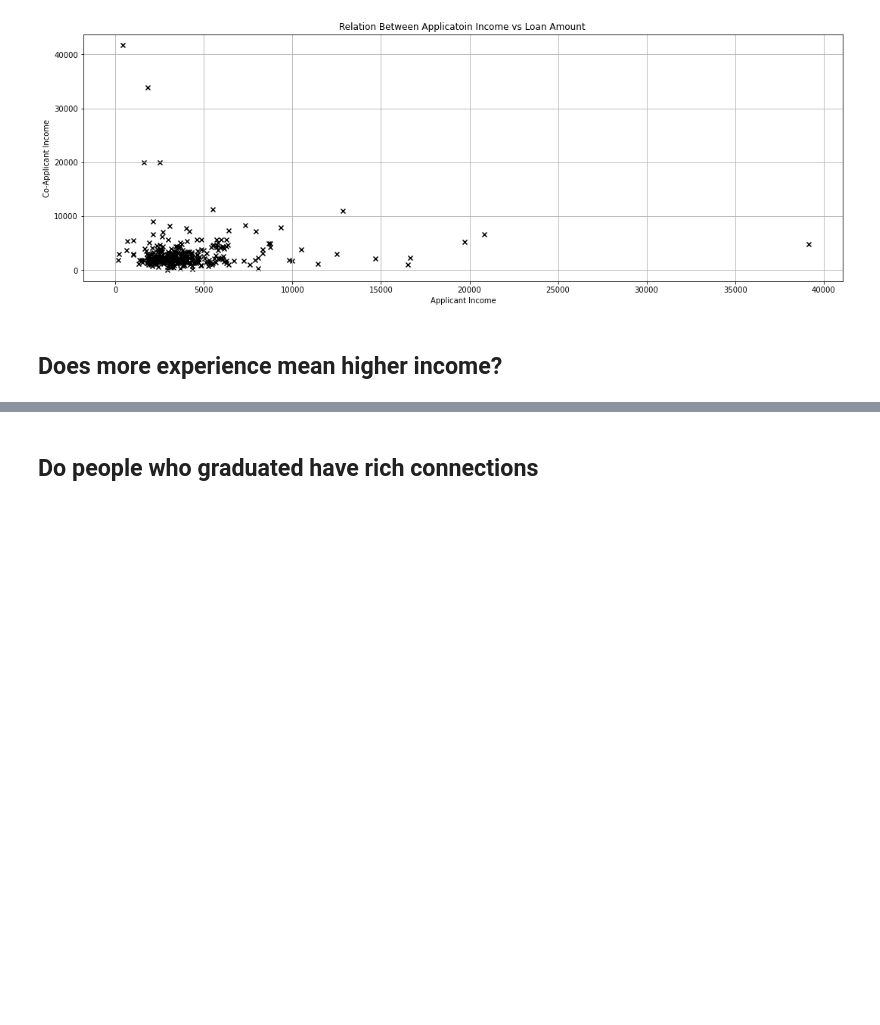
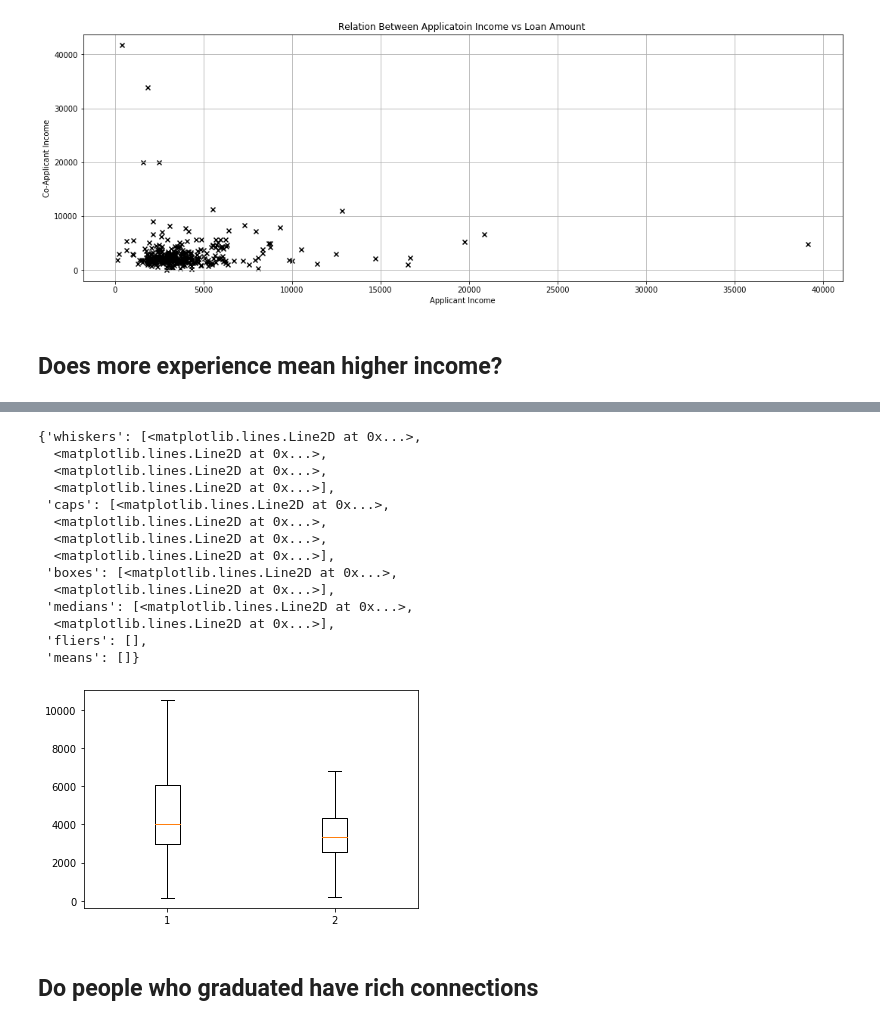
Before and after one commit to dawsboss/DSCI470, a Jupyter notebook: Proj2/Proj2.ipynb, the cells around one changed output, grey strips where cells are left out. Saved outputs shown, nothing was run; the diff lists cells and outputs as text; code cells hidden in the pictures; blank space fills up the shorter version.

```diff
--- a/Proj2/Proj2.ipynb
+++ b/Proj2/Proj2.ipynb
@@ -208,3 +241,23 @@ The mean income of non-graduated people is 3777.283582089552
+# %%
+gradplt = trainData['ApplicantIncome'][trainData['Education'] == 'Graduate']
+notgradplt = trainData['ApplicantIncome'][trainData['Education'] == 'Not Graduate']
+plt.boxplot((gradplt,notgradplt), showfliers=False)
+# %% [output]
+{'whiskers': [<matplotlib.lines.Line2D at 0x...>,
+  <matplotlib.lines.Line2D at 0x...>,
+  <matplotlib.lines.Line2D at 0x...>,
+  <matplotlib.lines.Line2D at 0x...>],
+ 'caps': [<matplotlib.lines.Line2D at 0x...>,
+  <matplotlib.lines.Line2D at 0x...>,
+  <matplotlib.lines.Line2D at 0x...>,
+  <matplotlib.lines.Line2D at 0x...>],
+ 'boxes': [<matplotlib.lines.Line2D at 0x...>,
+  <matplotlib.lines.Line2D at 0x...>],
+ 'medians': [<matplotlib.lines.Line2D at 0x...>,
+  <matplotlib.lines.Line2D at 0x...>],
+ 'fliers': [],
+ 'means': []}
+[figure, added]
 # %% [markdown]
 ## Do people who graduated have rich connections
 # %%
```
Also changed, not shown: parts of 7 cells of this notebook.
